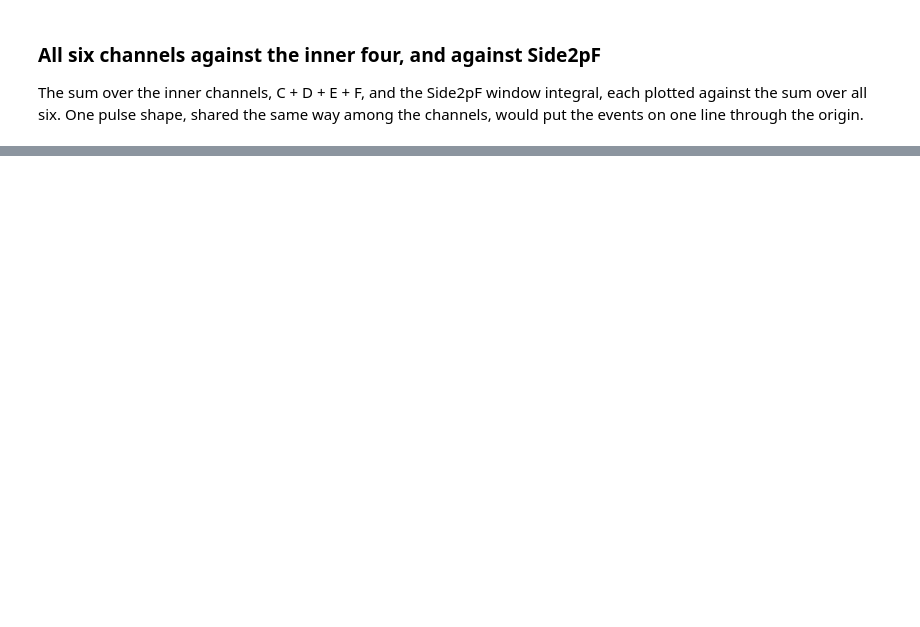
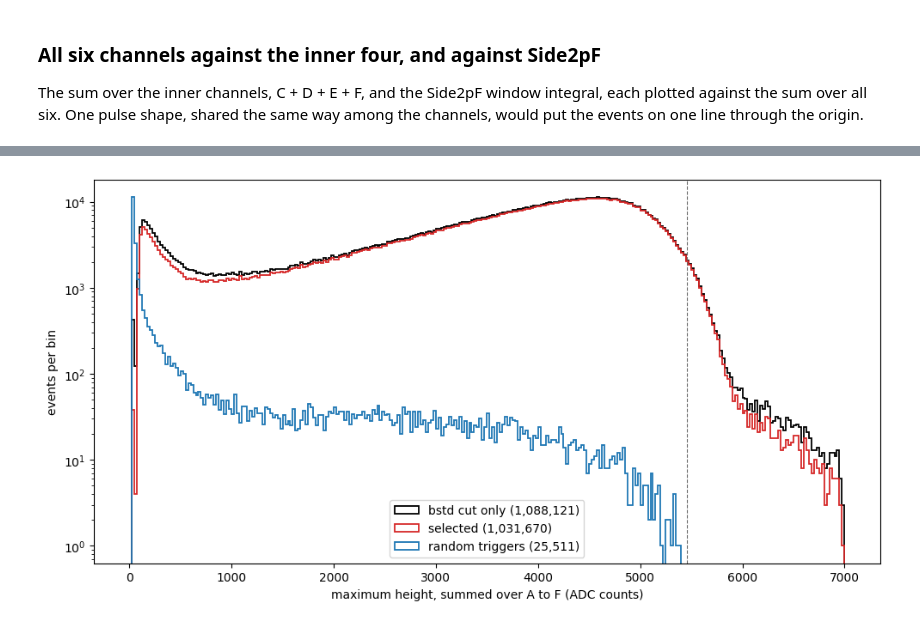
Before and after one commit to villano-lab/NSDF-Data, a Jupyter notebook: data_analysis/R76/notebooks/relcal/window-integral-small-quiet-82v.ipynb, the cells around one changed output, grey strips where cells are left out. Cells and saved outputs as stored; diff of their text form; code cells hidden in the pictures; blank space fills up the shorter version.

```diff
--- a/data_analysis/R76/notebooks/relcal/window-integral-small-quiet-82v.ipynb
+++ b/data_analysis/R76/notebooks/relcal/window-integral-small-quiet-82v.ipynb
@@ -195,0 +280,15 @@ plt.show()
+# %%
+BINS_HA = np.arange(0, 7001, 25)
+fig, ax = plt.subplots(figsize=(10, 5.2))
+for m, c, lab in ((real & keep & bstd_ok, "k", f"bstd cut only ({(real & keep & bstd_ok).sum():,})"), (use, "C3", f"selected ({use.sum():,})"),
+                  (randoms, "C0", f"random triggers ({randoms.sum():,})")):
+    ax.hist(hsum[m], bins=BINS_HA, histtype="step", color=c, linewidth=1.3, label=lab)
+ax.axvline(SATH.sum(), color="0.4", ls="--", lw=0.8)
+ax.set_yscale("log")
+ax.set_xlabel("maximum height, summed over A to F (ADC counts)")
+ax.set_ylabel("events per bin")
+ax.legend()
+fig.tight_layout()
+plt.show()
+# %% [output]
+[figure, added]
```
Also changed, not shown: parts of 12 cells of this notebook.
